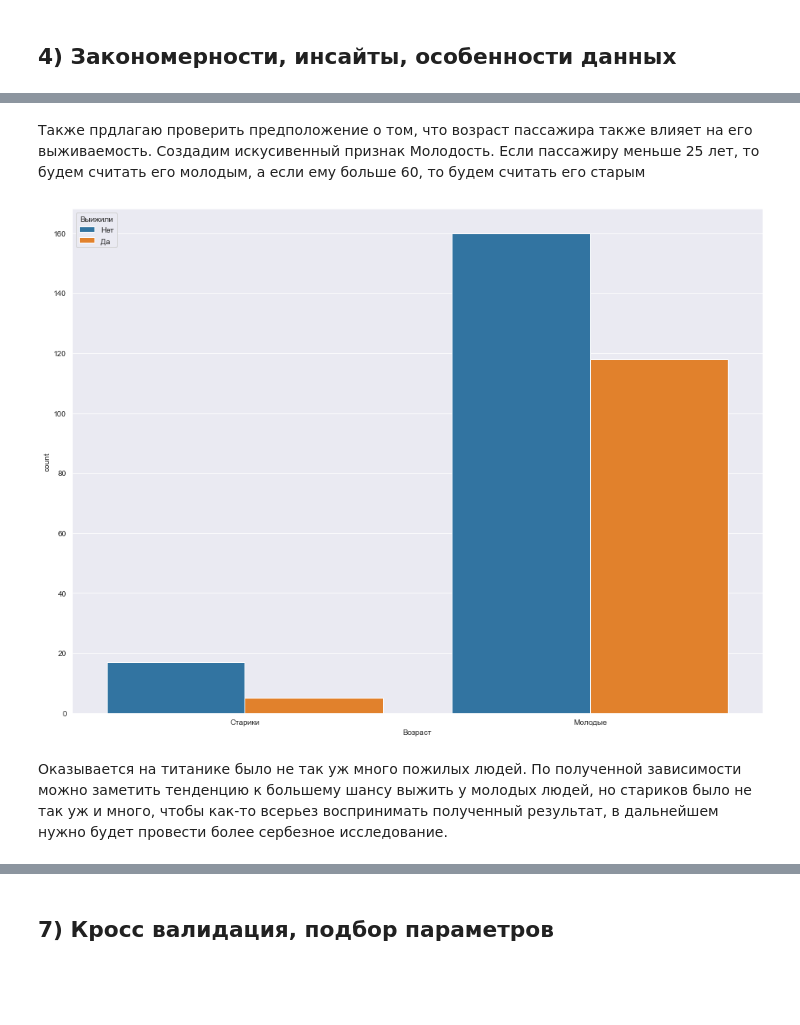
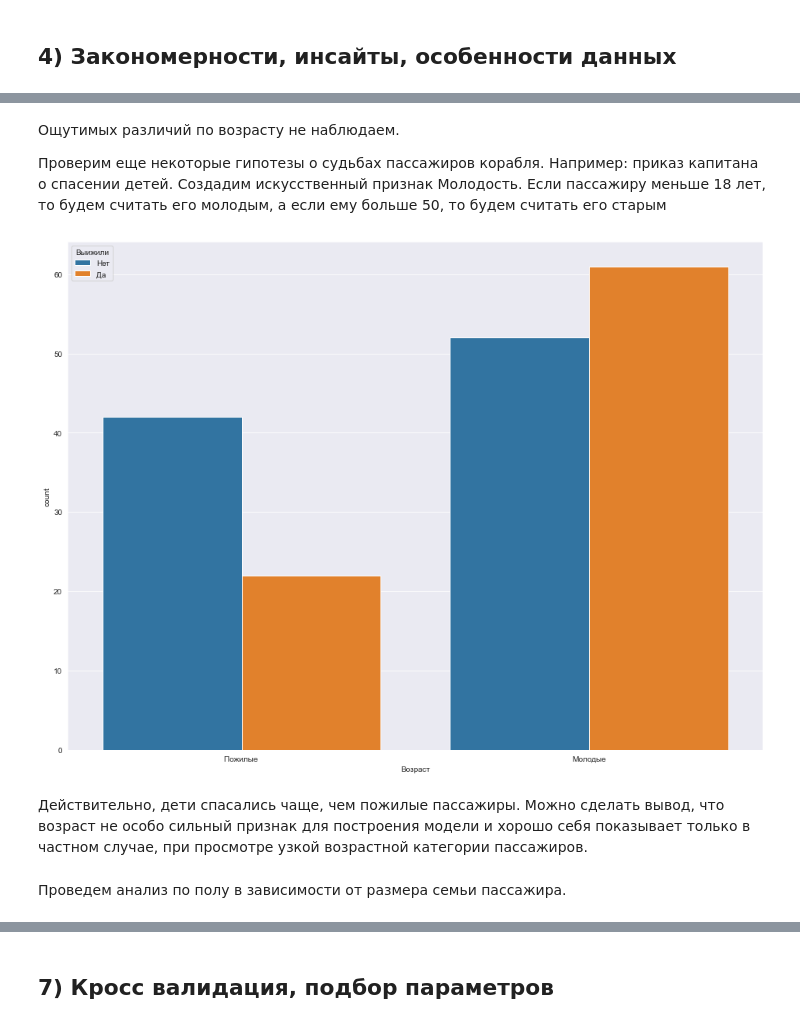
Before and after one commit to ex3del/lab4_iad, a Jupyter notebook: Без названия.ipynb, the cells around one changed output, grey strips where cells are left out. Cells and saved outputs as stored; diff of their text form; code cells hidden in the pictures; blank space fills up the shorter version.

```diff
--- a/Без названия.ipynb
+++ b/Без названия.ipynb
@@ -338,16 +409,19 @@ plt.title('Общая сводка по выживаемости');
 # %% [markdown]
-Также прдлагаю проверить предположение о том, что возраст пассажира также влияет на его выживаемость.
-Создадим искусивенный признак Молодость.
-Если пассажиру меньше 25 лет, то будем считать его молодым, а если ему больше 60, то будем считать его старым
+Ощутимых различий по возрасту не наблюдаем.
+
+Проверим еще некоторые гипотезы о судьбах пассажиров корабля. Например: приказ капитана о спасении детей.
+Создадим искусственный признак Молодость.
+Если пассажиру меньше 18 лет, то будем считать его молодым, а если ему больше 50, то будем считать его старым
 # %%
-sub_df = train_df[(train_df['Age'] < 25) | (train_df['Age'] > 60)]
-train_df['Young'] = (sub_df["Age"] < 60).astype("int64")
+sub_df = train_df[(train_df['Age'] < 18) | (train_df['Age'] > 50)]
+train_df['Young'] = (sub_df["Age"] < 50).astype("int64")
 figure, survive_age = plt.subplots(figsize=(16, 12))
 sns.countplot(x='Young', hue='Survived', data=train_df[(train_df['Young']==1) | (train_df['Young']==0)])
-survive_age.set_xticklabels(['Старики', 'Молодые'])
+survive_age.set_xticklabels(['Пожилые ', 'Молодые'])
 survive_age.set_xlabel("Возраст")
 plt.legend(title='Выижили',loc='upper left', labels=['Нет','Да']);
 # %% [output]
-[figure, old version]
+[figure, new version]
-# %% [markdown]
-Оказывается на титанике было не так уж много пожилых людей. По полученной зависимости можно заметить тенденцию к большему шансу выжить у молодых людей, но стариков было не так уж и много, чтобы как-то всерьез воспринимать полученный результат, в дальнейшем нужно будет провести более сербезное исследование.
+# %% [markdown]
+Действительно, дети спасались чаще, чем пожилые пассажиры.
+Можно сделать вывод, что возраст не особо сильный признак для построения модели и хорошо себя показывает только в частном случае, при просмотре узкой возрастной категории пассажиров.
@@ -353,0 +430,2 @@ plt.legend(title='Выижили',loc='upper left', labels=['Нет','Да']);
+# %% [markdown]
+Проведем анализ по полу в зависимости от размера семьи пассажира.
```
Also changed, not shown: parts of 43 cells of this notebook.
